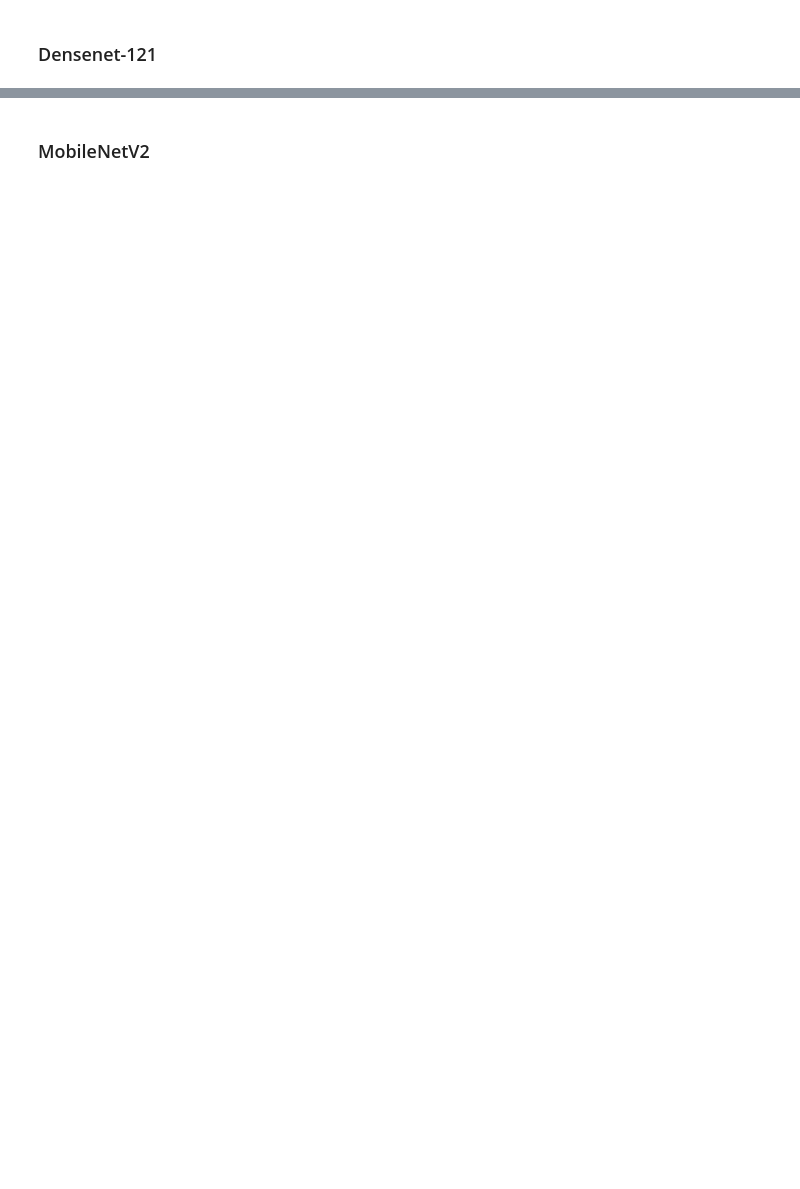
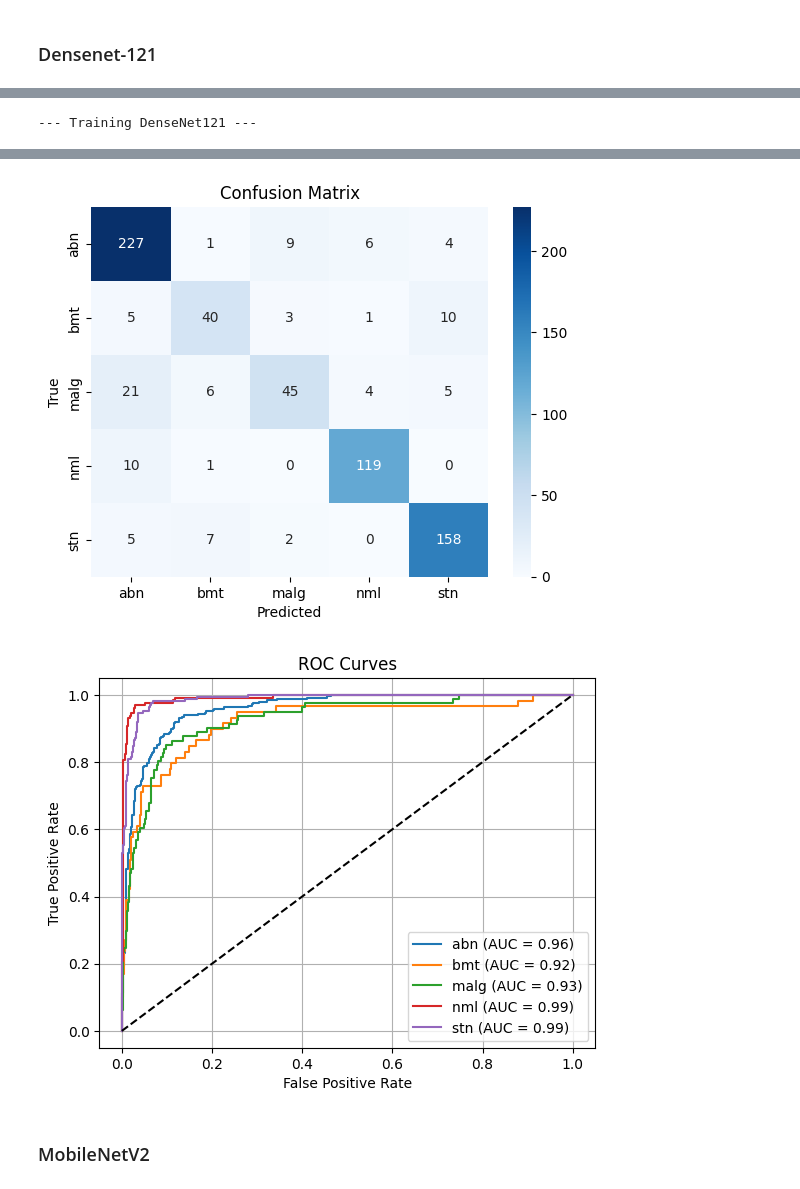
Before and after one commit to Slightsmile/Gallblader-Cancer-Detection-DL, a Jupyter notebook: Gallblader_Cancer.ipynb, the cells around one changed output, grey strips where cells are left out. Cells and saved outputs as stored; diff of their text form; code cells hidden in the pictures; blank space fills up the shorter version.

```diff
--- a/Gallblader_Cancer.ipynb
+++ b/Gallblader_Cancer.ipynb
@@ -269,13 +341,2 @@ weighted avg       0.84      0.84      0.84       689
 # %% [markdown]
 ### Densenet-121
-# %%
-model = get_model("densenet121", num_classes=len(class_names))
-
-
-model, train_loss, val_loss, train_acc, val_acc = train_model(model, epochs=10)
-
-plot_metrics(train_loss, val_loss, train_acc, val_acc)
-evaluate_model(model)
-plot_roc(model)
-
-model_results["DenseNet121"] = max(val_acc)
@@ -306,0 +343,10 @@ weighted avg       0.84      0.83      0.83       689
+# %%
+print("\n--- Training DenseNet121 ---")
+densenet_model = get_model("densenet121", num_classes=len(class_names))
+trained_densenet_model, _, _, _, val_acc_densenet = train_model(densenet_model, epochs=30, patience=5)
+evaluate_model(trained_densenet_model)
+plot_roc(trained_densenet_model)
+model_results["DenseNet121"] = np.max(val_acc_densenet)
+all_trained_models.append(trained_densenet_model)
+# %% [output]
+--- Training DenseNet121 ---
@@ -307,2 +371,4 @@ weighted avg       0.84      0.83      0.83       689
+[figure, added]
+[figure, added]
 # %% [markdown]
 ### MobileNetV2
```
Also changed, not shown: parts of 29 cells of this notebook.
